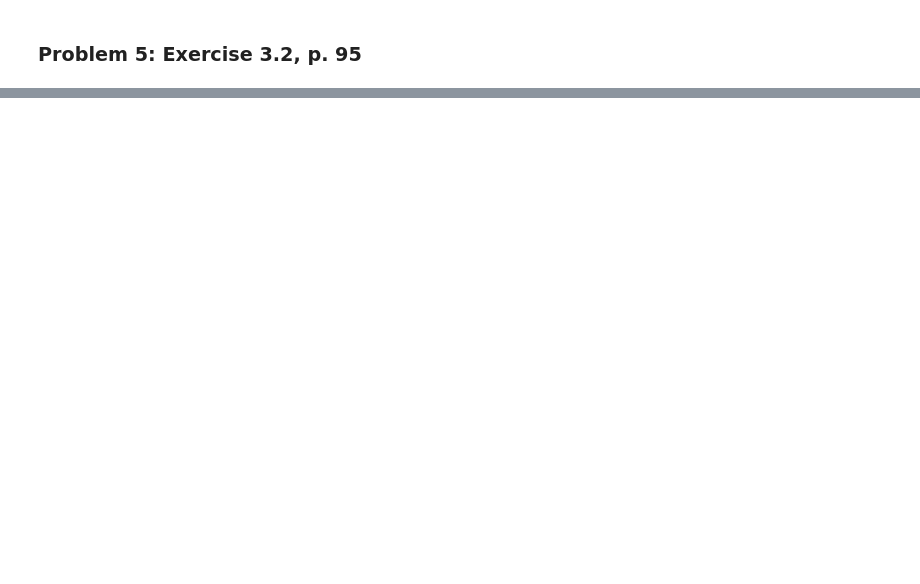
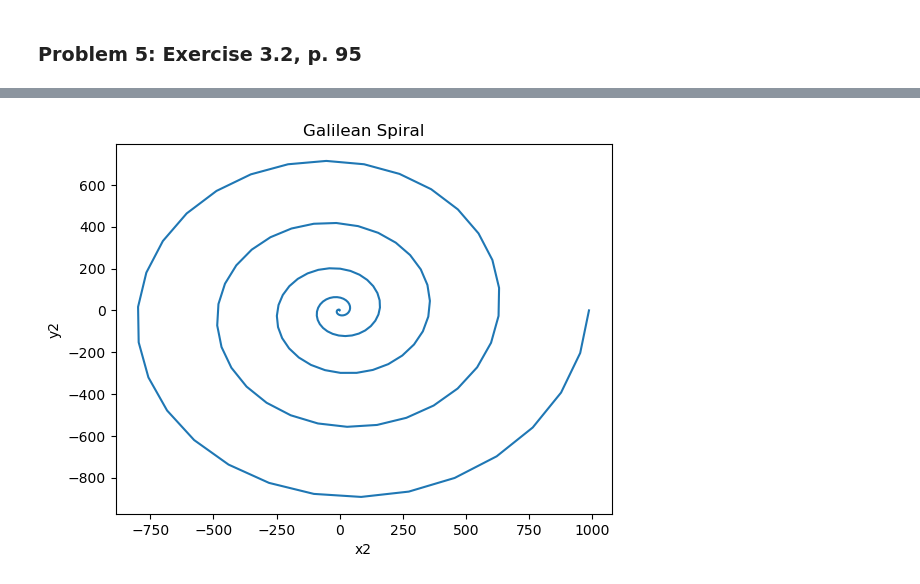
Before and after one commit to LDeGroot-Wooster/CompPhys26, a Jupyter notebook: General/Homework02_KristenTownsend.ipynb, the cells around one changed output, grey strips where cells are left out. Saved outputs shown, nothing was run; the diff lists cells and outputs as text; code cells hidden in the pictures; blank space fills up the shorter version.

```diff
--- a/General/Homework02_KristenTownsend.ipynb
+++ b/General/Homework02_KristenTownsend.ipynb
@@ -162,0 +237,23 @@ plt.show()
+# %%
+# part b
+
+# create an array of theta values
+theta2 = np.linspace(0, 10*np.pi, 150)
+
+# calculate radius
+radius = theta2**2
+
+# convert to x2 and y2
+x2 = radius * np.cos(theta2)
+y2 = radius * np.sin(theta2)
+
+# plot it!
+plt.plot(x2,y2)
+
+plt.xlabel("x2")
+plt.ylabel("y2")
+plt.title("Galilean Spiral")
+
+plt.show()
+# %% [output]
+[figure, added]
```
Also changed, not shown: parts of 6 cells of this notebook.
